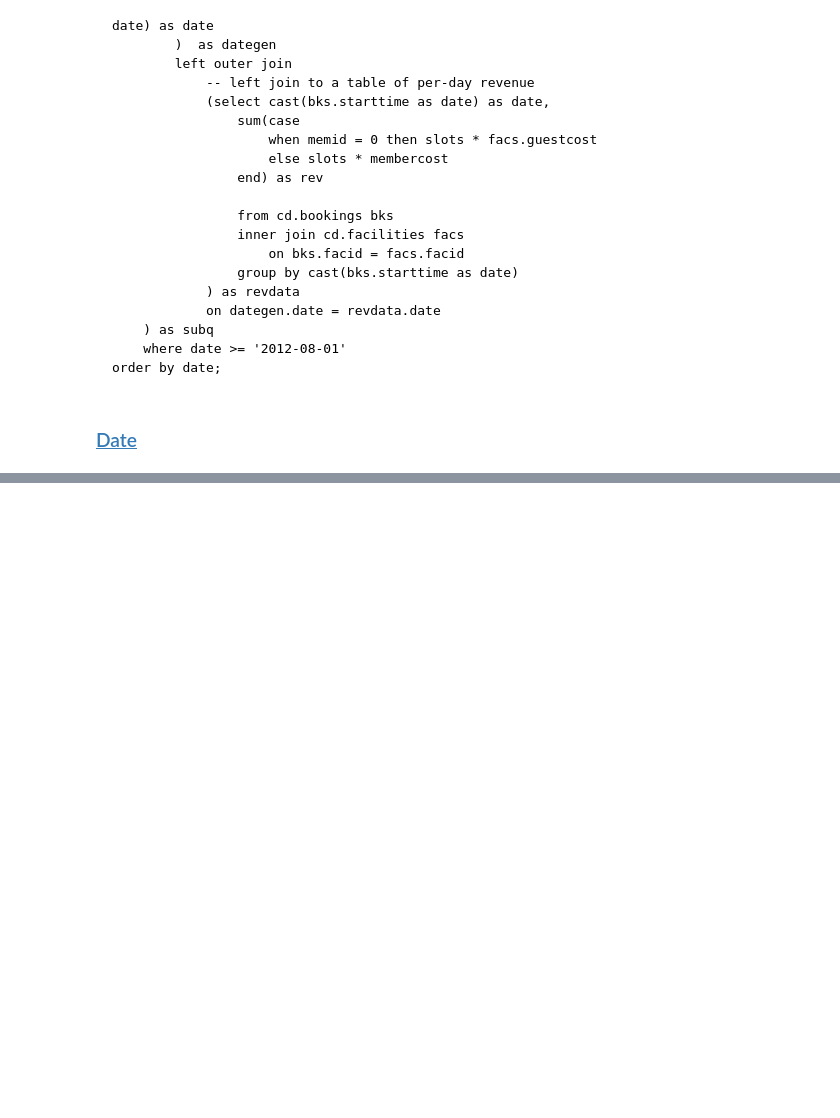
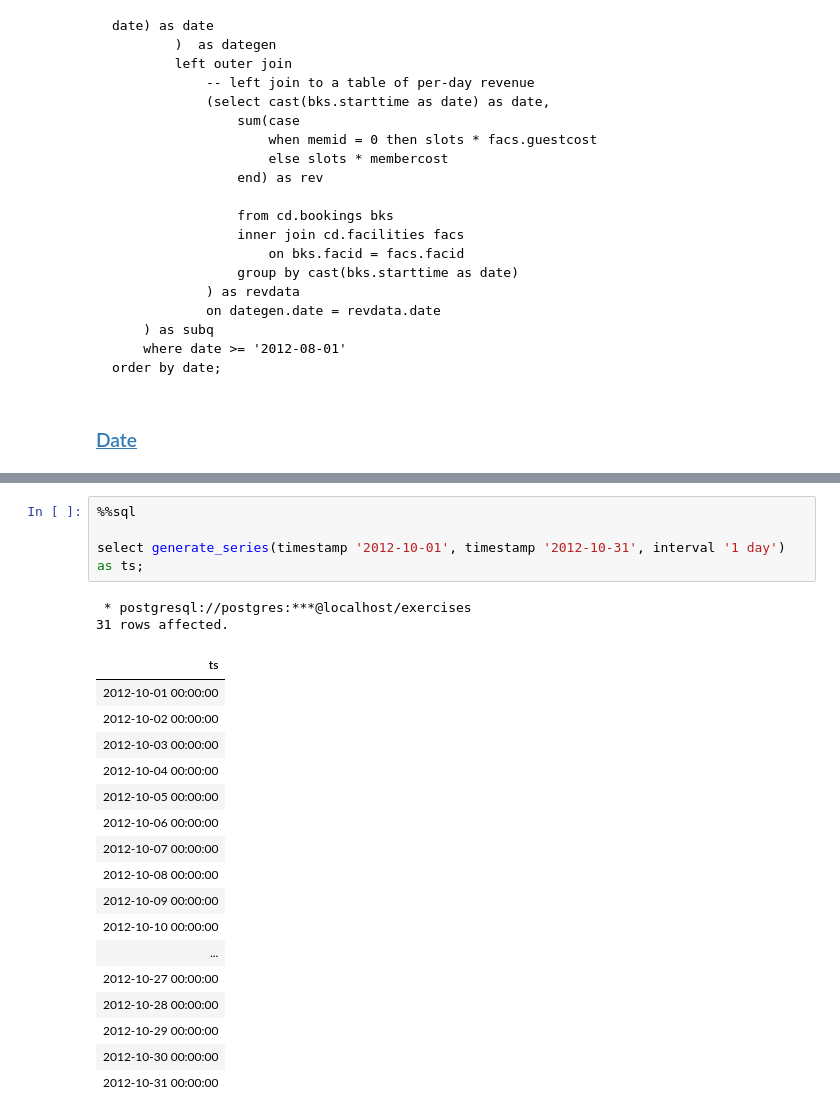
Before and after one commit to Yash9988/self-learn, a Jupyter notebook: practice/sql.ipynb, the cells around one changed output, grey strips where cells are left out. Saved outputs shown, nothing was run; the diff lists cells and outputs as text; blank space fills up the shorter version.

```diff
--- a/practice/sql.ipynb
+++ b/practice/sql.ipynb
@@ -1309,0 +1361,24 @@ order by date;
+# %%
+%%sql
+
+select generate_series(timestamp '2012-10-01', timestamp '2012-10-31', interval '1 day') as ts;
+# %% [output]
+ * postgresql://postgres:***@localhost/exercises
+31 rows affected.
+| ts |
+| 2012-10-01 00:00:00 |
+| 2012-10-02 00:00:00 |
+| 2012-10-03 00:00:00 |
+| 2012-10-04 00:00:00 |
+| 2012-10-05 00:00:00 |
+| 2012-10-06 00:00:00 |
+| 2012-10-07 00:00:00 |
+| 2012-10-08 00:00:00 |
+| 2012-10-09 00:00:00 |
+| 2012-10-10 00:00:00 |
+| ... |
+| 2012-10-27 00:00:00 |
+| 2012-10-28 00:00:00 |
+| 2012-10-29 00:00:00 |
+| 2012-10-30 00:00:00 |
+| 2012-10-31 00:00:00 |
```
Also changed, not shown: parts of 25 cells of this notebook.
